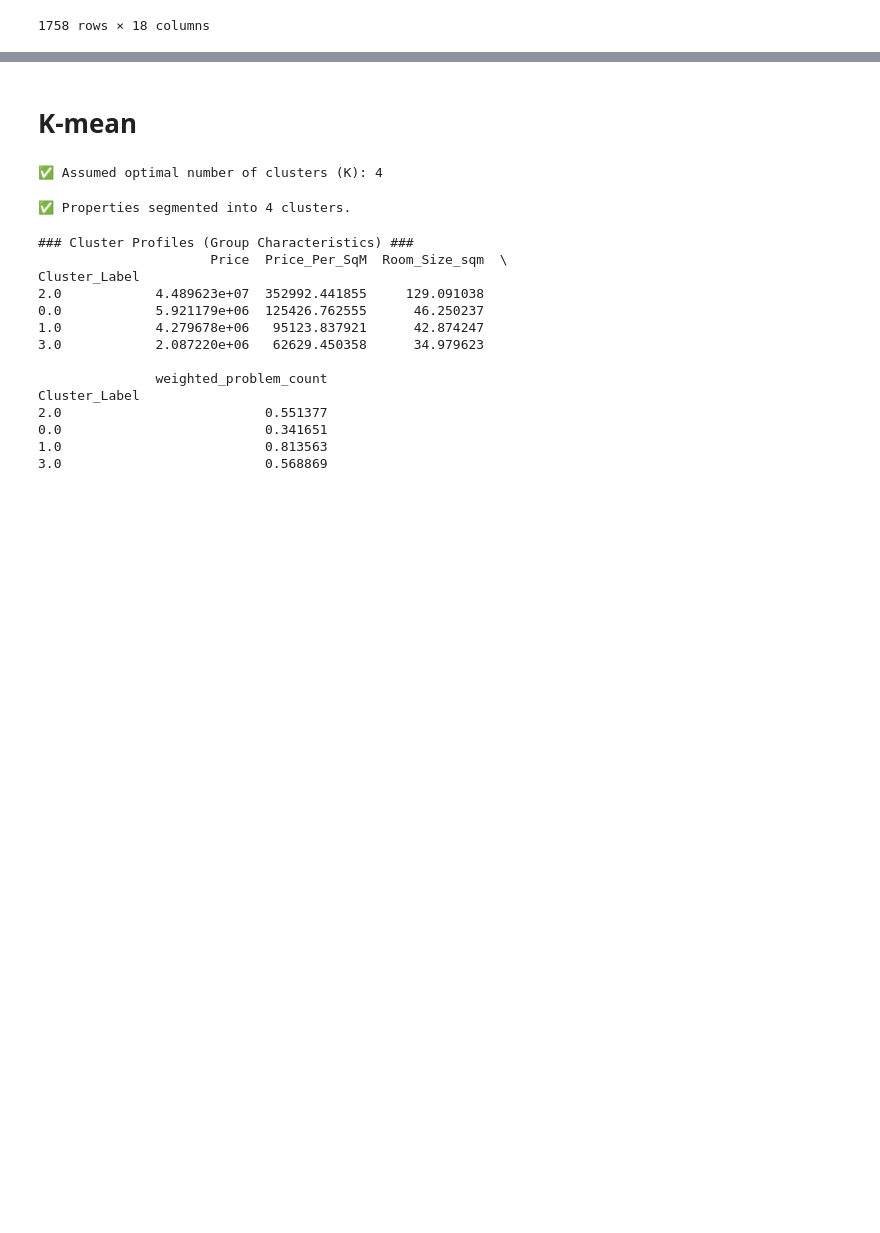
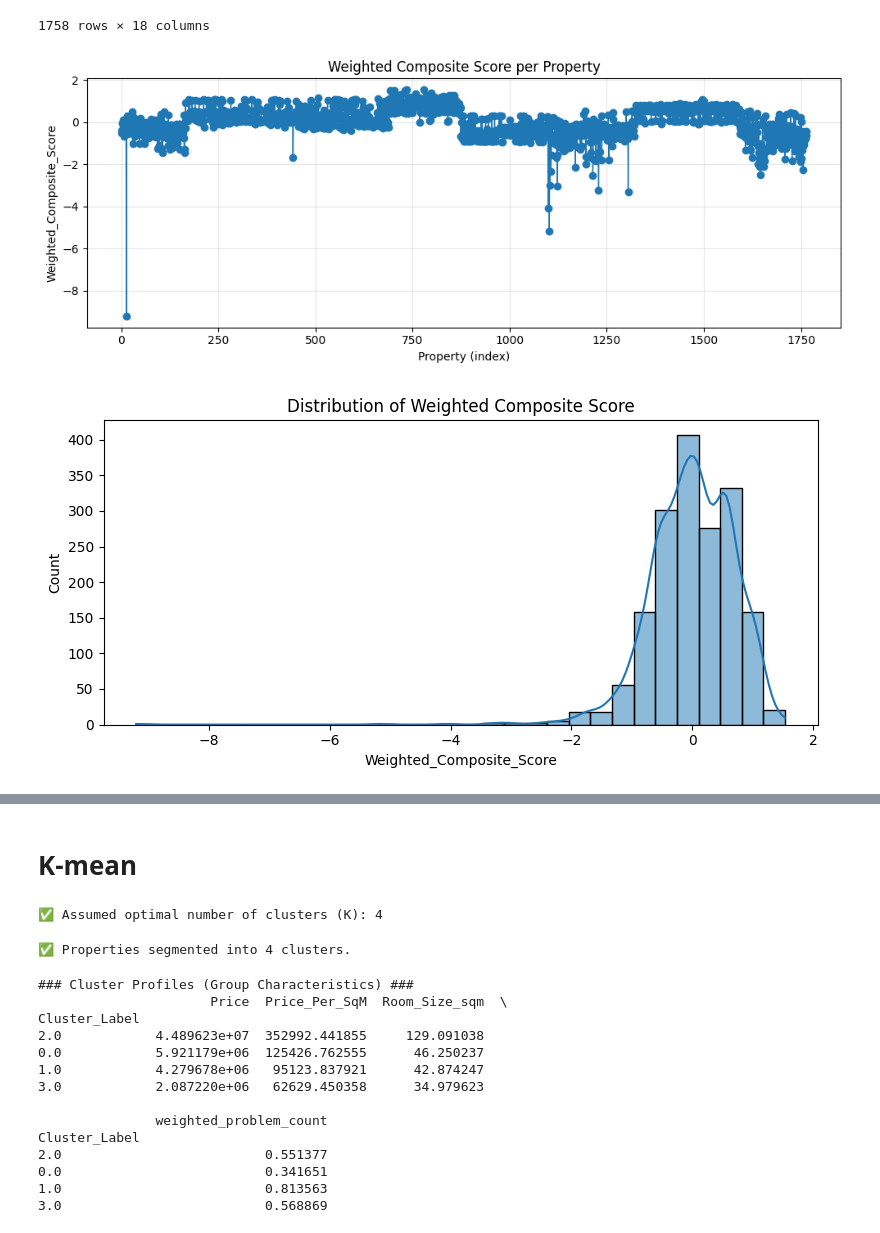
Before and after one commit to ApiwitJoey/DSDE_SING_WATER_2025, a Jupyter notebook: AI/V3.ipynb, the cells around one changed output, grey strips where cells are left out. Drawn from its saved outputs; the diff is of its cells as text; code cells hidden in the pictures; blank space fills up the shorter version.

```diff
--- a/AI/V3.ipynb
+++ b/AI/V3.ipynb
@@ -353,3 +341,29 @@ df_ranked.sort_values(by='Weighted_Composite_Score', ascending=False)
 | 1102 | 98 Wireless 4 bedrooms, for sale | 98 wireless | 250000000.0 | 4 ห้องนอน | 1x+ | 4 ห้องนอน | 4 ห้องน้ำ | 250 ตร.ม. | https://propertyhub.in.th/listing... | ... |
 | 13 | Scope Thonglor 4 bedrooms, for sale | SCOPE Thonglor | 550000000.0 | 4 ห้องนอน | 1x+ | 4 ห้องนอน | 4 ห้องน้ำ | 756.6 ตร.ม. | https://propertyhub.in.th/listing... | ... |
 1758 rows × 18 columns
+# %%
+# ...existing code...
+import matplotlib.pyplot as plt
+import seaborn as sns
+
+# Line / index plot
+plt.figure(figsize=(10, 4))
+plt.plot(df_pca['Weighted_Composite_Score'].reset_index(drop=True), marker='o', linestyle='-', linewidth=1)
+plt.title('Weighted Composite Score per Property')
+plt.xlabel('Property (index)')
+plt.ylabel('Weighted_Composite_Score')
+plt.grid(alpha=0.3)
+plt.tight_layout()
+plt.show()
+
+# Distribution (hist + KDE)
+plt.figure(figsize=(8, 4))
+sns.histplot(df_pca['Weighted_Composite_Score'].dropna(), kde=True, bins=30)
+plt.title('Distribution of Weighted Composite Score')
+plt.xlabel('Weighted_Composite_Score')
+plt.tight_layout()
+plt.show()
+# ...existing code...
+# %% [output]
+[figure, added]
+[figure, added]
```
Also changed, not shown: parts of 14 cells of this notebook.
